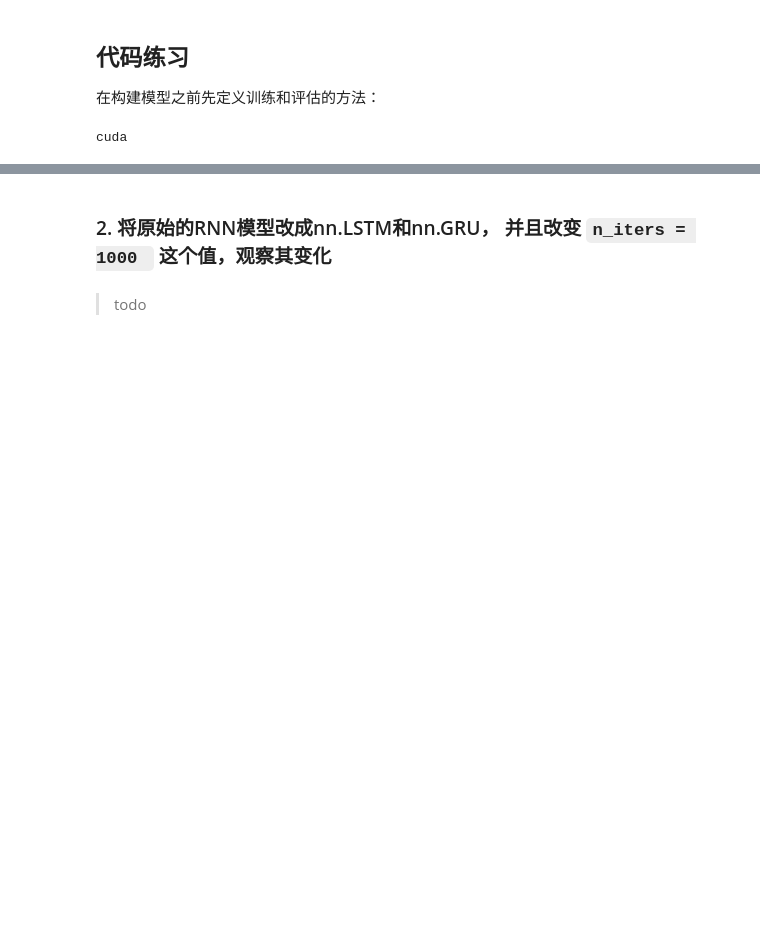
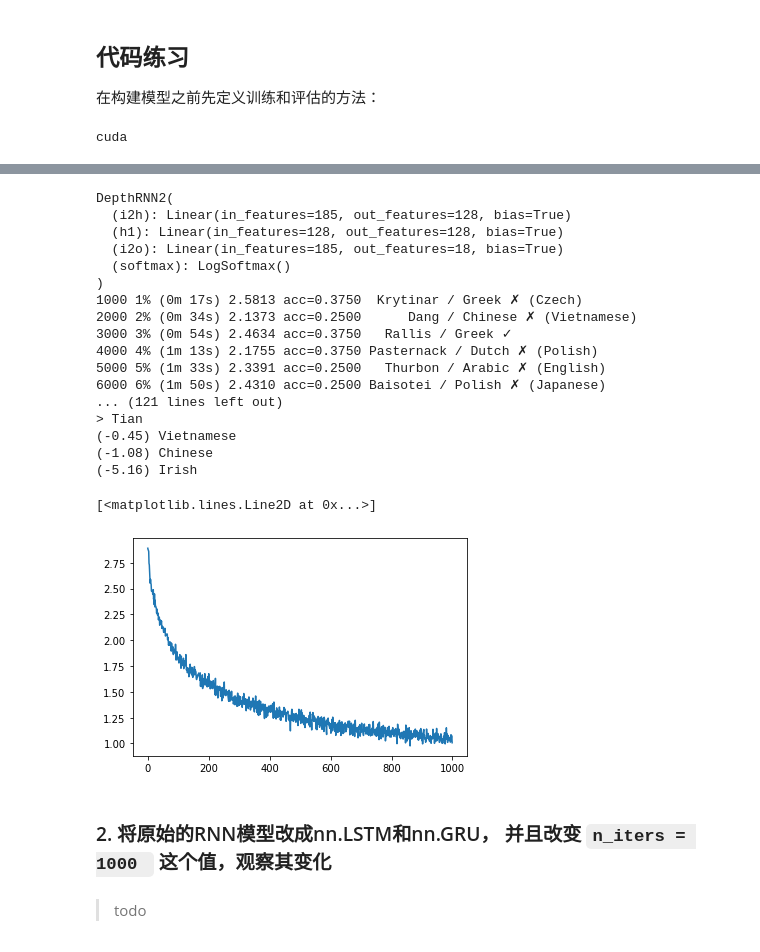
Before and after one commit to fuliufuliu/KKB_NLP_Study, a Jupyter notebook: Lesson7 RNN/assignment-07-rnn.ipynb, the cells around one changed output, grey strips where cells are left out. Drawn from its saved outputs; the diff is of its cells as text; code cells hidden in the pictures; blank space fills up the shorter version.

```diff
--- a/Lesson7 RNN/assignment-07-rnn.ipynb
+++ b/Lesson7 RNN/assignment-07-rnn.ipynb
@@ -704,3 +689,47 @@ DepthRNN2(
+# %%
+model = torch.load("DepthRNN2_batch")
+# %%
+print(model)
+model.train()
+model = model.to(device)
+# 超参数
+learning_rate = 0.0001 # If you set this too high, it might explode. If too low, it might not learn
+n_iters = 100000 # 这个数字你可以调大一些
+print_every = 1000
+plot_every = 100
+n_batch = 8
+# 训练
+model, all_losses = train_process(model, learning_rate, n_iters, print_every, plot_every, n_batch)
+torch.save(model, "DepthRNN2_batch")
+# 评估
+print("评估")
+predict(model, 'Dovesky')
+predict(model, 'Jackson')
+predict(model, 'Satoshi')
+predict(model, 'Liu')
+predict(model, 'Sun')
+predict(model, 'Tian')
+plt.plot(all_losses)
+# %% [output]
+DepthRNN2(
+  (i2h): Linear(in_features=185, out_features=128, bias=True)
+  (h1): Linear(in_features=128, out_features=128, bias=True)
+  (i2o): Linear(in_features=185, out_features=18, bias=True)
+  (softmax): LogSoftmax()
+)
+1000 1% (0m 17s) 2.5813 acc=0.3750  Krytinar / Greek ✗ (Czech)
+2000 2% (0m 34s) 2.1373 acc=0.2500      Dang / Chinese ✗ (Vietnamese)
+3000 3% (0m 54s) 2.4634 acc=0.3750   Rallis / Greek ✓
+4000 4% (1m 13s) 2.1755 acc=0.3750 Pasternack / Dutch ✗ (Polish)
+5000 5% (1m 33s) 2.3391 acc=0.2500   Thurbon / Arabic ✗ (English)
+6000 6% (1m 50s) 2.4310 acc=0.2500 Baisotei / Polish ✗ (Japanese)
+... (121 lines left out)
+> Tian
+(-0.45) Vietnamese
+(-1.08) Chinese
+(-5.16) Irish
+[<matplotlib.lines.Line2D at 0x...>]
+[figure, added]
 # %% [markdown]
 ### 2. 将原始的RNN模型改成nn.LSTM和nn.GRU， 并且改变 `n_iters = 1000 ` 这个值，观察其变化
 # %% [markdown]
```
Also changed, not shown: parts of 17 cells of this notebook.
